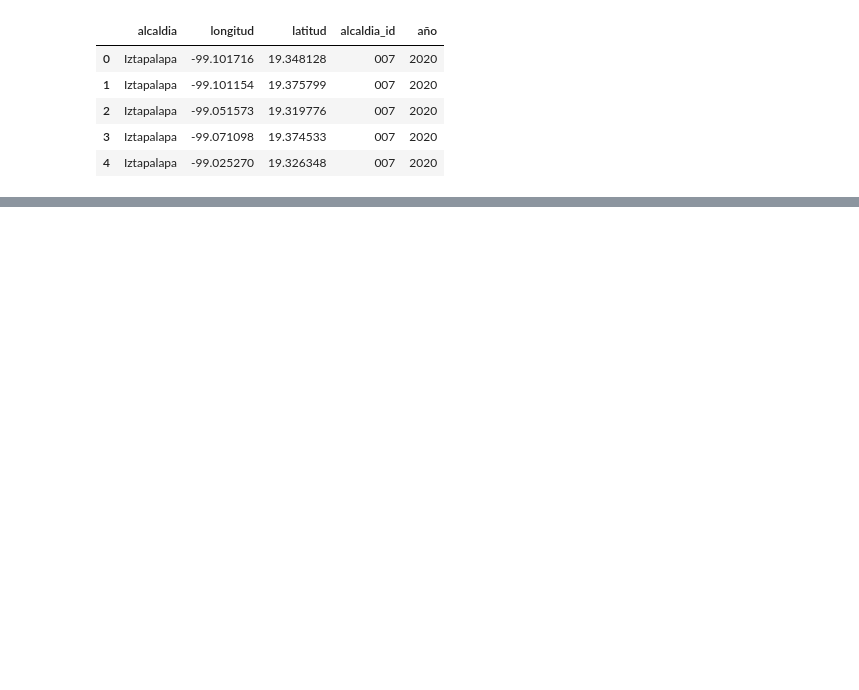
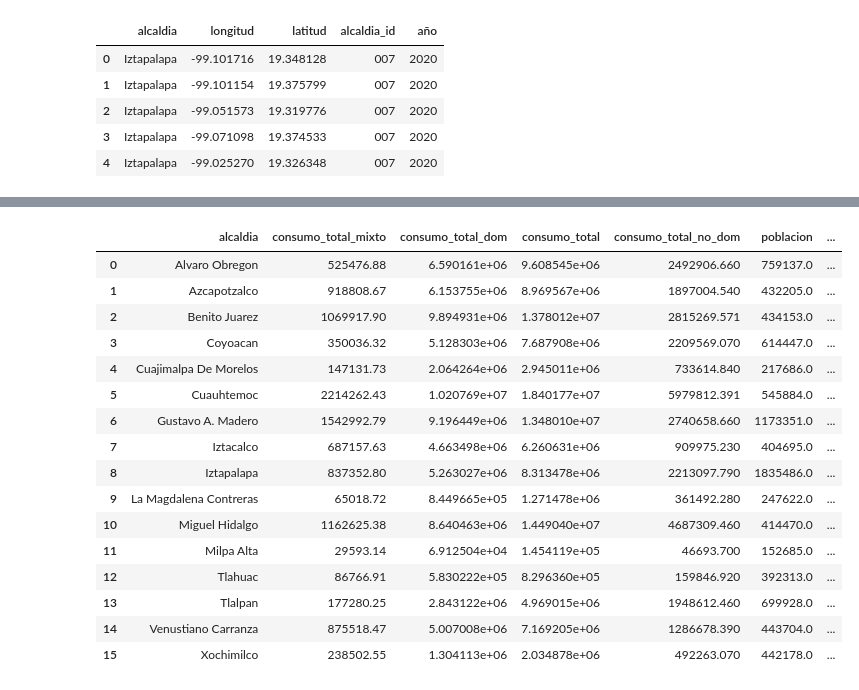
Before and after one commit to Anton-Utray/ETL-EDA, a Jupyter notebook: SRC/Data cleaning.ipynb, the cells around one changed output, grey strips where cells are left out. Cells and saved outputs as stored; diff of their text form; code cells hidden in the pictures; blank space fills up the shorter version.

```diff
--- a/SRC/Data cleaning.ipynb
+++ b/SRC/Data cleaning.ipynb
@@ -279,0 +373,12 @@ captacion_19.to_csv('../DATA/CLEAN/captacion19_clean.csv')
+# %%
+data = {
+    'alcaldia_id': ['002', '003', '004', '005', '006', '007', '008', '009', '010', '011', '012', '013', '014', '015', '016', '017'],
+    'alcaldia': ['Azcapotzalco', 'Coyoacan', 'Cuajimalpa de Morelos', 'Gustavo A. Madero', 'Iztacalco', 'Iztapalapa', 'La Magdalena Contreras', 'Milpa Alta', 'Alvaro Obregon', 'Tlahuac', 'Tlalpan', 'Xochimilco', 'Benito Juarez', 'Cuauhtemoc', 'Miguel Hidalgo', 'Venustiano Carranza'],
+    'poblacion': [432205, 614447, 217686, 1173351, 404695, 1835486, 247622, 152685, 759137, 392313, 699928, 442178, 434153, 545884, 414470, 443704]
+}
+
+pob_alc = pd.DataFrame(data)
+
+pob_alc
+
+#esta tabla va a servirnos para sacar el promedio de consumo domestico usandpo estos datos de poblacion
@@ -279,0 +403,6 @@ captacion_19.to_csv('../DATA/CLEAN/captacion19_clean.csv')
+# %%
+merged_df = pd.merge(consumo_alc, pob_alc[['alcaldia', 'poblacion']], on='alcaldia', how='left')
+# %%
+merged_df.loc[merged_df['alcaldia']=='Cuajimalpa De Morelos', 'poblacion']=217686
+# %%
+merged_df['consumo_prom_dom'] = merged_df['consumo_total_dom'] / merged_df['poblacion']
@@ -279,0 +426,20 @@ captacion_19.to_csv('../DATA/CLEAN/captacion19_clean.csv')
+# %%
+merged_df
+# %% [output]
+|  | alcaldia | consumo_total_mixto | consumo_total_dom | consumo_total | consumo_total_no_dom | poblacion | ... |
+| 0 | Alvaro Obregon | 525476.88 | 6.590161e+06 | 9.608545e+06 | 2492906.660 | 759137.0 | ... |
+| 1 | Azcapotzalco | 918808.67 | 6.153755e+06 | 8.969567e+06 | 1897004.540 | 432205.0 | ... |
+| 2 | Benito Juarez | 1069917.90 | 9.894931e+06 | 1.378012e+07 | 2815269.571 | 434153.0 | ... |
+| 3 | Coyoacan | 350036.32 | 5.128303e+06 | 7.687908e+06 | 2209569.070 | 614447.0 | ... |
+| 4 | Cuajimalpa De Morelos | 147131.73 | 2.064264e+06 | 2.945011e+06 | 733614.840 | 217686.0 | ... |
+| 5 | Cuauhtemoc | 2214262.43 | 1.020769e+07 | 1.840177e+07 | 5979812.391 | 545884.0 | ... |
+| 6 | Gustavo A. Madero | 1542992.79 | 9.196449e+06 | 1.348010e+07 | 2740658.660 | 1173351.0 | ... |
+| 7 | Iztacalco | 687157.63 | 4.663498e+06 | 6.260631e+06 | 909975.230 | 404695.0 | ... |
+| 8 | Iztapalapa | 837352.80 | 5.263027e+06 | 8.313478e+06 | 2213097.790 | 1835486.0 | ... |
+| 9 | La Magdalena Contreras | 65018.72 | 8.449665e+05 | 1.271478e+06 | 361492.280 | 247622.0 | ... |
+| 10 | Miguel Hidalgo | 1162625.38 | 8.640463e+06 | 1.449040e+07 | 4687309.460 | 414470.0 | ... |
+| 11 | Milpa Alta | 29593.14 | 6.912504e+04 | 1.454119e+05 | 46693.700 | 152685.0 | ... |
+| 12 | Tlahuac | 86766.91 | 5.830222e+05 | 8.296360e+05 | 159846.920 | 392313.0 | ... |
+| 13 | Tlalpan | 177280.25 | 2.843122e+06 | 4.969015e+06 | 1948612.460 | 699928.0 | ... |
+| 14 | Venustiano Carranza | 875518.47 | 5.007008e+06 | 7.169205e+06 | 1286678.390 | 443704.0 | ... |
+| 15 | Xochimilco | 238502.55 | 1.304113e+06 | 2.034878e+06 | 492263.070 | 442178.0 | ... |
```
Also changed, not shown: parts of 26 cells of this notebook, 10 other files.
